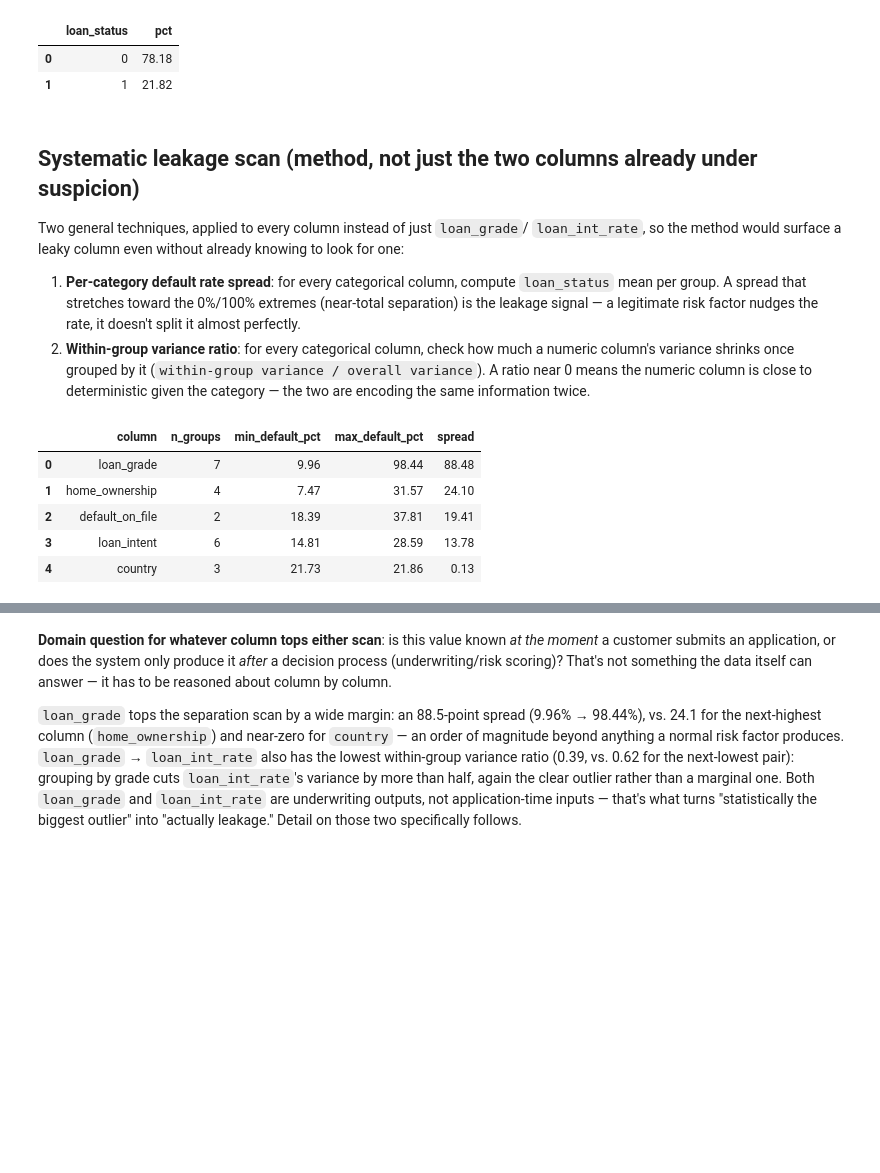
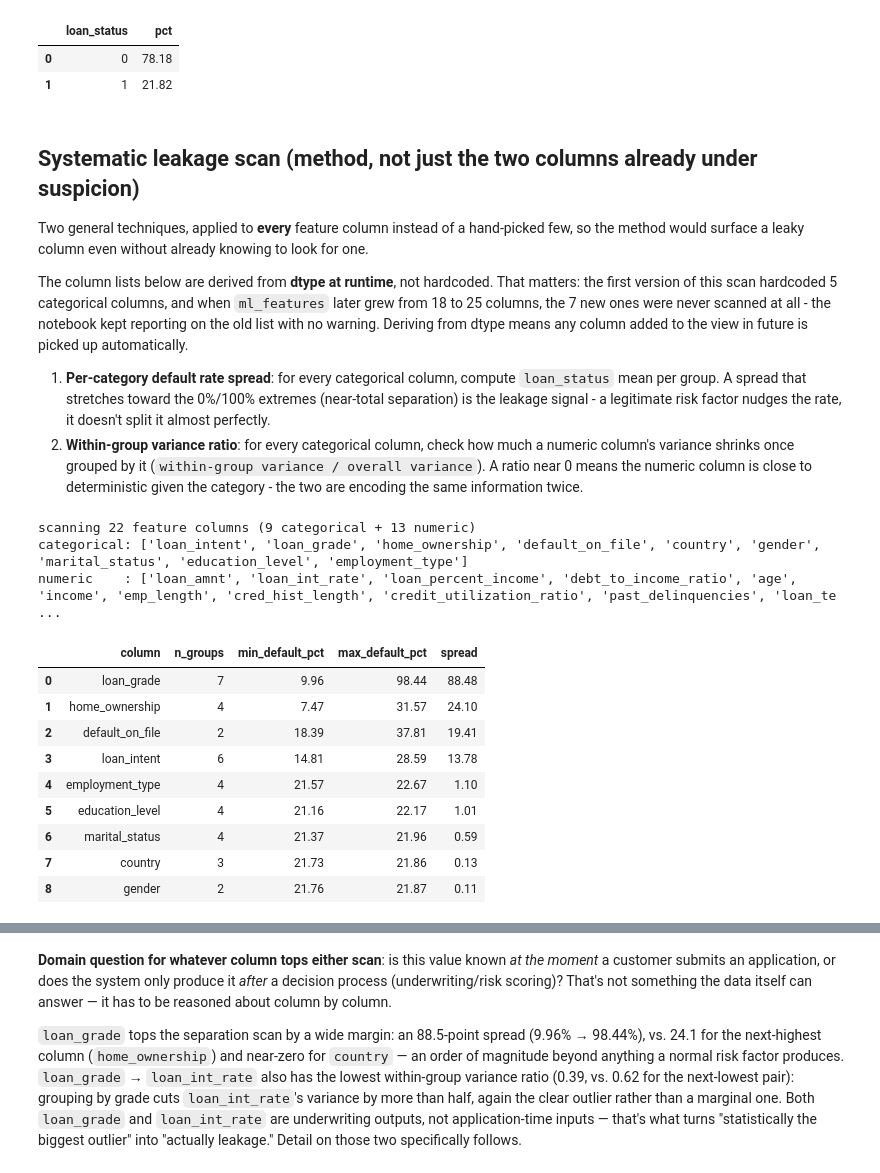
Before and after one commit to CaoThien1402/credit-risk-pipeline, a Jupyter notebook: notebooks/01_eda.ipynb, the cells around one changed output, grey strips where cells are left out. Saved outputs shown, nothing was run; the diff lists cells and outputs as text; code cells hidden in the pictures; blank space fills up the shorter version.

```diff
--- a/notebooks/01_eda.ipynb
+++ b/notebooks/01_eda.ipynb
@@ -138,46 +139,74 @@ status_df
 # %% [markdown]
 ## Systematic leakage scan (method, not just the two columns already under suspicion)
 
-Two general techniques, applied to every column instead of just `loan_grade`/
-`loan_int_rate`, so the method would surface a leaky column even without already
-knowing to look for one:
+Two general techniques, applied to **every** feature column instead of a hand-picked few,
+so the method would surface a leaky column even without already knowing to look for one.
+
+The column lists below are derived from **dtype at runtime**, not hardcoded. That matters:
+the first version of this scan hardcoded 5 categorical columns, and when `ml_features`
+later grew from 18 to 25 columns, the 7 new ones were never scanned at all - the notebook
+kept reporting on the old list with no warning. Deriving from dtype means any column added
+to the view in future is picked up automatically.
 
 1. **Per-category default rate spread**: for every categorical column, compute
    `loan_status` mean per group. A spread that stretches toward the 0%/100% extremes
-   (near-total separation) is the leakage signal — a legitimate risk factor nudges the
+   (near-total separation) is the leakage signal - a legitimate risk factor nudges the
    rate, it doesn't split it almost perfectly.
 2. **Within-group variance ratio**: for every categorical column, check how much a
    numeric column's variance shrinks once grouped by it (`within-group variance /
    overall variance`). A ratio near 0 means the numeric column is close to
-   deterministic given the category — the two are encoding the same information twice.
+   deterministic given the category - the two are encoding the same information twice.
 # %%
-categorical_cols = ['loan_intent', 'loan_grade', 'home_ownership', 'default_on_file', 'country']
+# Column lists derived from dtype, NOT hardcoded. A hardcoded list silently skips any
+# column added to ml_features later - which is exactly what happened when the view grew
+# from 18 to 25 columns and the original 5-column list kept scanning only the old ones.
+# Pulling ID/target names from model.features keeps this scan aligned with the exact
+# feature set the model will see.
+import sys
+sys.path.insert(0, '..')
+from model.features import ID_COLS, TARGET_COL
+
+feature_cols = [c for c in df.columns if c not in ID_COLS and c != TARGET_COL]
+categorical_cols = [c for c in feature_cols if not pd.api.types.is_numeric_dtype(df[c])]
+numeric_cols = [c for c in feature_cols if pd.api.types.is_numeric_dtype(df[c])]
+
+print(f"scanning {len(feature_cols)} feature columns "
+      f"({len(categorical_cols)} categorical + {len(numeric_cols)} numeric)")
+print("categorical:", categorical_cols)
+print("numeric    :", numeric_cols)
 
 separation_scan = []
 for col in categorical_cols:
-    rates = df.groupby(col)['loan_status'].mean() * 100
+    rates = df.groupby(col)[TARGET_COL].mean() * 100
     separation_scan.append({
         'column': col,
         'n_groups': rates.shape[0],
         'min_default_pct': round(rates.min(), 2),
         'max_default_pct': round(rates.max(), 2),
         'spread': round(rates.max() - rates.min(), 2),
     })
 
 separation_df = pd.DataFrame(separation_scan).sort_values('spread', ascending=False).reset_index(drop=True)
 
 fig_separation = px.bar(
     separation_df, x='column', y='spread',
     title='Default-rate spread (max - min) per categorical column',
     labels={'spread': 'spread in % default across groups'},
 )
 fig_separation.show()
 separation_df
 # %% [output]
+scanning 22 feature columns (9 categorical + 13 numeric)
+categorical: ['loan_intent', 'loan_grade', 'home_ownership', 'default_on_file', 'country', 'gender', 'marital_status', 'education_level', 'employment_type']
+numeric    : ['loan_amnt', 'loan_int_rate', 'loan_percent_income', 'debt_to_income_ratio', 'age', 'income', 'emp_length', 'cred_hist_length', 'credit_utilization_ratio', 'past_delinquencies', 'loan_te ...
 |  | column | n_groups | min_default_pct | max_default_pct | spread |
 | 0 | loan_grade | 7 | 9.96 | 98.44 | 88.48 |
 | 1 | home_ownership | 4 | 7.47 | 31.57 | 24.10 |
 | 2 | default_on_file | 2 | 18.39 | 37.81 | 19.41 |
 | 3 | loan_intent | 6 | 14.81 | 28.59 | 13.78 |
-| 4 | country | 3 | 21.73 | 21.86 | 0.13 |
+| 4 | employment_type | 4 | 21.57 | 22.67 | 1.10 |
+| 5 | education_level | 4 | 21.16 | 22.17 | 1.01 |
+| 6 | marital_status | 4 | 21.37 | 21.96 | 0.59 |
+| 7 | country | 3 | 21.73 | 21.86 | 0.13 |
+| 8 | gender | 2 | 21.76 | 21.87 | 0.11 |
 # %%
```
Also changed, not shown: parts of 6 cells of this notebook, 4 other files.
